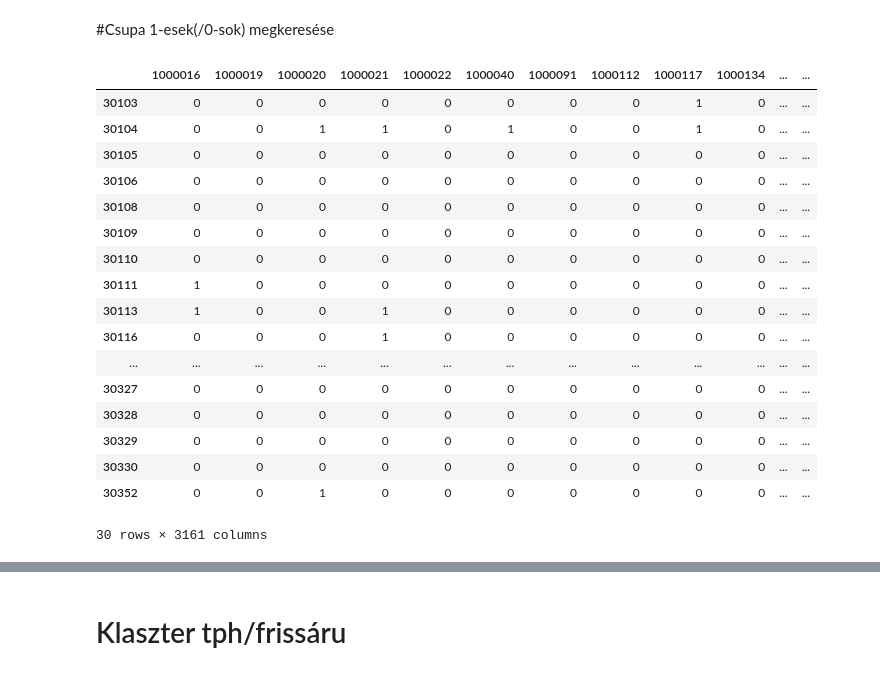
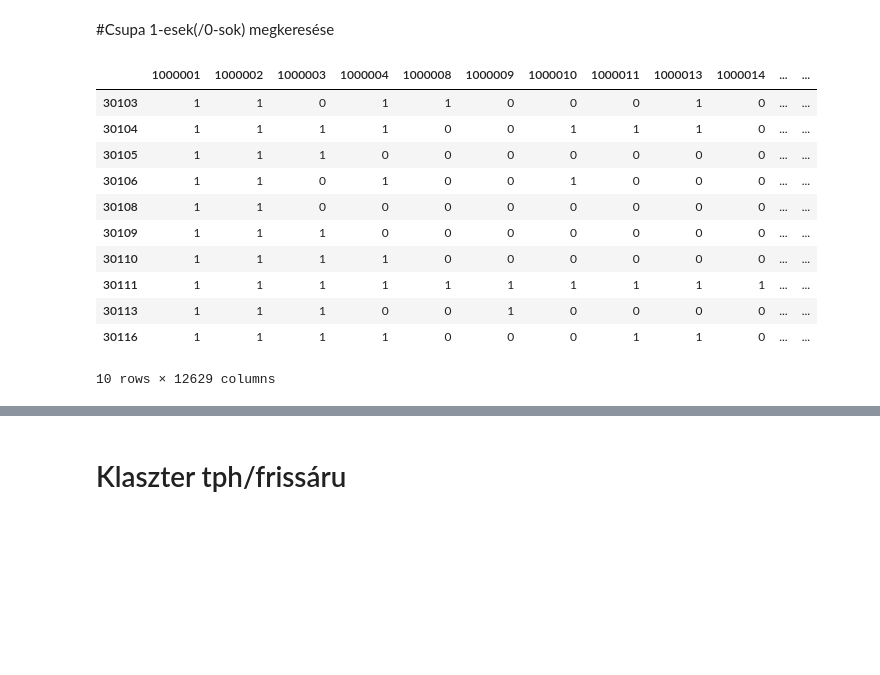
Before and after one commit to illenyi/adatbanyaszkodas, a Jupyter notebook: Adatbányászat-új-vizeken.ipynb, the cells around one changed output, grey strips where cells are left out. Cells and saved outputs as stored; diff of their text form; code cells hidden in the pictures; blank space fills up the shorter version.

```diff
--- a/Adatbányászat-új-vizeken.ipynb
+++ b/Adatbányászat-új-vizeken.ipynb
@@ -1284,26 +1170,20 @@ rendszer_copy = rendszer
 #Csupa 1-esek(/0-sok) megkeresése
 # %%
 rendszer.fillna(0,inplace=True)
-rendszer
+rendszer.head(10)
 # %% [output]
-|  | 1000016 | 1000019 | 1000020 | 1000021 | 1000022 | 1000040 | 1000091 | 1000112 | 1000117 | 1000134 | ... | ... |
-| 30103 | 0 | 0 | 0 | 0 | 0 | 0 | 0 | 0 | 1 | 0 | ... | ... |
-| 30104 | 0 | 0 | 1 | 1 | 0 | 1 | 0 | 0 | 1 | 0 | ... | ... |
-| 30105 | 0 | 0 | 0 | 0 | 0 | 0 | 0 | 0 | 0 | 0 | ... | ... |
-| 30106 | 0 | 0 | 0 | 0 | 0 | 0 | 0 | 0 | 0 | 0 | ... | ... |
-| 30108 | 0 | 0 | 0 | 0 | 0 | 0 | 0 | 0 | 0 | 0 | ... | ... |
-| 30109 | 0 | 0 | 0 | 0 | 0 | 0 | 0 | 0 | 0 | 0 | ... | ... |
-| 30110 | 0 | 0 | 0 | 0 | 0 | 0 | 0 | 0 | 0 | 0 | ... | ... |
-| 30111 | 1 | 0 | 0 | 0 | 0 | 0 | 0 | 0 | 0 | 0 | ... | ... |
-| 30113 | 1 | 0 | 0 | 1 | 0 | 0 | 0 | 0 | 0 | 0 | ... | ... |
-| 30116 | 0 | 0 | 0 | 1 | 0 | 0 | 0 | 0 | 0 | 0 | ... | ... |
-| ... | ... | ... | ... | ... | ... | ... | ... | ... | ... | ... | ... | ... |
-| 30327 | 0 | 0 | 0 | 0 | 0 | 0 | 0 | 0 | 0 | 0 | ... | ... |
-| 30328 | 0 | 0 | 0 | 0 | 0 | 0 | 0 | 0 | 0 | 0 | ... | ... |
-| 30329 | 0 | 0 | 0 | 0 | 0 | 0 | 0 | 0 | 0 | 0 | ... | ... |
-| 30330 | 0 | 0 | 0 | 0 | 0 | 0 | 0 | 0 | 0 | 0 | ... | ... |
-| 30352 | 0 | 0 | 1 | 0 | 0 | 0 | 0 | 0 | 0 | 0 | ... | ... |
+|  | 1000001 | 1000002 | 1000003 | 1000004 | 1000008 | 1000009 | 1000010 | 1000011 | 1000013 | 1000014 | ... | ... |
+| 30103 | 1 | 1 | 0 | 1 | 1 | 0 | 0 | 0 | 1 | 0 | ... | ... |
+| 30104 | 1 | 1 | 1 | 1 | 0 | 0 | 1 | 1 | 1 | 0 | ... | ... |
+| 30105 | 1 | 1 | 1 | 0 | 0 | 0 | 0 | 0 | 0 | 0 | ... | ... |
+| 30106 | 1 | 1 | 0 | 1 | 0 | 0 | 1 | 0 | 0 | 0 | ... | ... |
+| 30108 | 1 | 1 | 0 | 0 | 0 | 0 | 0 | 0 | 0 | 0 | ... | ... |
+| 30109 | 1 | 1 | 1 | 0 | 0 | 0 | 0 | 0 | 0 | 0 | ... | ... |
+| 30110 | 1 | 1 | 1 | 1 | 0 | 0 | 0 | 0 | 0 | 0 | ... | ... |
+| 30111 | 1 | 1 | 1 | 1 | 1 | 1 | 1 | 1 | 1 | 1 | ... | ... |
+| 30113 | 1 | 1 | 1 | 0 | 0 | 1 | 0 | 0 | 0 | 0 | ... | ... |
+| 30116 | 1 | 1 | 1 | 1 | 0 | 0 | 0 | 1 | 1 | 0 | ... | ... |
-30 rows × 3161 columns
+10 rows × 12629 columns
 # %%
 df_sum = pd.DataFrame(rendszer.sum(axis=0))
 egyesek = df_sum[df_sum[0] == 30]
```
Also changed, not shown: parts of 79 cells of this notebook, 1 other file.
